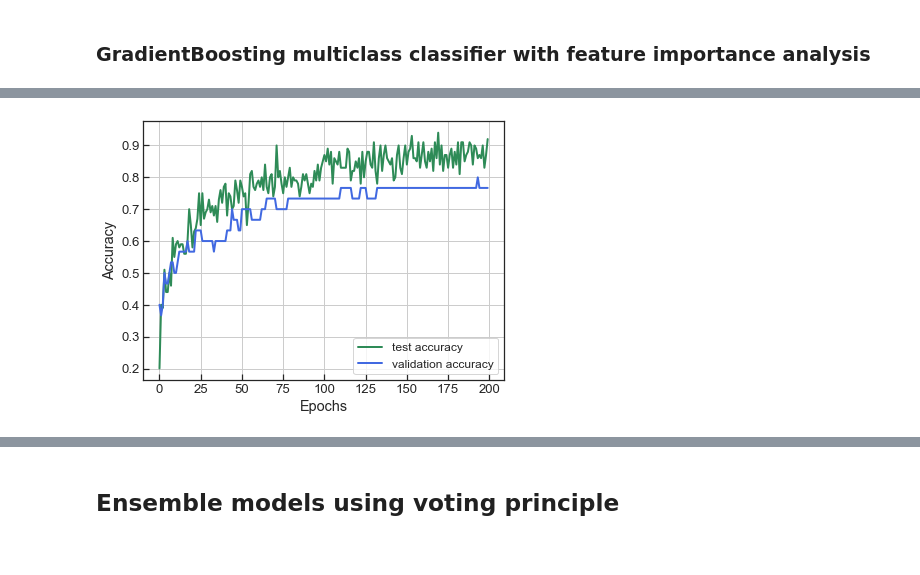
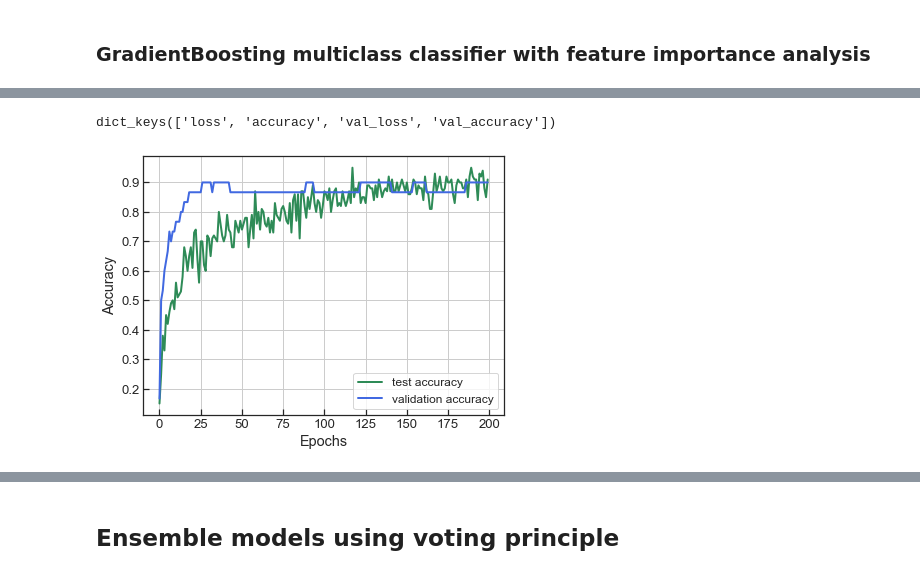
Before and after one commit to sarajcev/Health_Index, a Jupyter notebook: Trafo_HI_ML.ipynb, the cells around one changed output, grey strips where cells are left out. Saved outputs shown, nothing was run; the diff lists cells and outputs as text; code cells hidden in the pictures.

```diff
--- a/Trafo_HI_ML.ipynb
+++ b/Trafo_HI_ML.ipynb
@@ -493,7 +493,8 @@ del y_t['k']
 # and cross-validation for hyper-parameters optimisation
 parameters = {'n_estimators':[5, 10, 15, 20],
               'criterion':['gini', 'entropy'],
-              'max_depth':[2, 5, None]}
+              'max_depth':[2, 5, None],
+              'class_weight':['balanced']}
 trees = GridSearchCV(estimator=ExtraTreesClassifier(), param_grid=parameters,
                      cv=3, scoring='neg_log_loss', refit=True, n_jobs=-1)
 trees.fit(X_train, y_train)
@@ -532,7 +542,8 @@ del y_t['t']
 parameters = {'n_estimators':[10, 15, 20],
               'criterion':['gini', 'entropy'],
               'max_features':[4, 'auto'],
-              'max_depth':[2, None]}
+              'max_depth':[2, None],
+              'class_weight':['balanced']}
 # grid search and cross-validation for hyper-parameters optimisation
 forest = GridSearchCV(estimator=RandomForestClassifier(), param_grid=parameters,
                       cv=3, scoring='neg_log_loss', refit=True, n_jobs=-1)
@@ -623,7 +640,7 @@ def probit(x):
 # %%
 # Encode 'targets' to categorical variables
-y_train_nn = keras.utils.np_utils.to_categorical(y_train)
-y_test_nn = keras.utils.np_utils.to_categorical(y_test)
+y_train_nn = keras.utils.to_categorical(y_train)
+y_test_nn = keras.utils.to_categorical(y_test)
 # %%
 # Keras: Feed-forward artificial neural network
 model = keras.models.Sequential()
@@ -639,7 +656,7 @@ model.add(keras.layers.Dropout(0.25))
 # *** Add additional hidden layers here ***
 # Output layer
 # Following line defines Ordinal Probit Regression (ordered categories)
-model.add(keras.layers.Dense(units=5, activation=probit))
+model.add(keras.layers.Dense(units=5, activation='softmax'))
 # Following line defines Softmax Regression (un-ordered categories)
 #model.add(keras.layers.Dense(units=5, activation='softmax'))
 # Optimizer
@@ -661,18 +678,22 @@ Log-loss: 0.69338, Accuracy: 76.67 %
+# %%
+hist.keys()
+# %% [output]
+dict_keys(['loss', 'accuracy', 'val_loss', 'val_accuracy'])
 # %%
 hist = history.history
-acc = hist['acc']
-acc_val = hist['val_acc']
+acc = hist['accuracy']
+acc_val = hist['val_accuracy']
 fig, ax = plt.subplots(figsize=(6,4.5))
 ax.plot(acc, ls='-', lw=2, c='seagreen', label='test accuracy')
 ax.plot(acc_val, ls='-', lw=2, c='royalblue', label='validation accuracy')
 ax.grid()
 ax.legend(loc='best', fontsize=12)
 ax.set_xlabel('Epochs')
 ax.set_ylabel('Accuracy')
 plt.tight_layout()
 plt.show()
 # %% [output]
-[figure, old version]
+[figure, new version]
 # %%
 # Predict class probability on test data
 y_pred_proba_nn = model.predict_proba(X_test, batch_size=BATCH, verbose=0)
```
Also changed, not shown: parts of 38 cells of this notebook.
